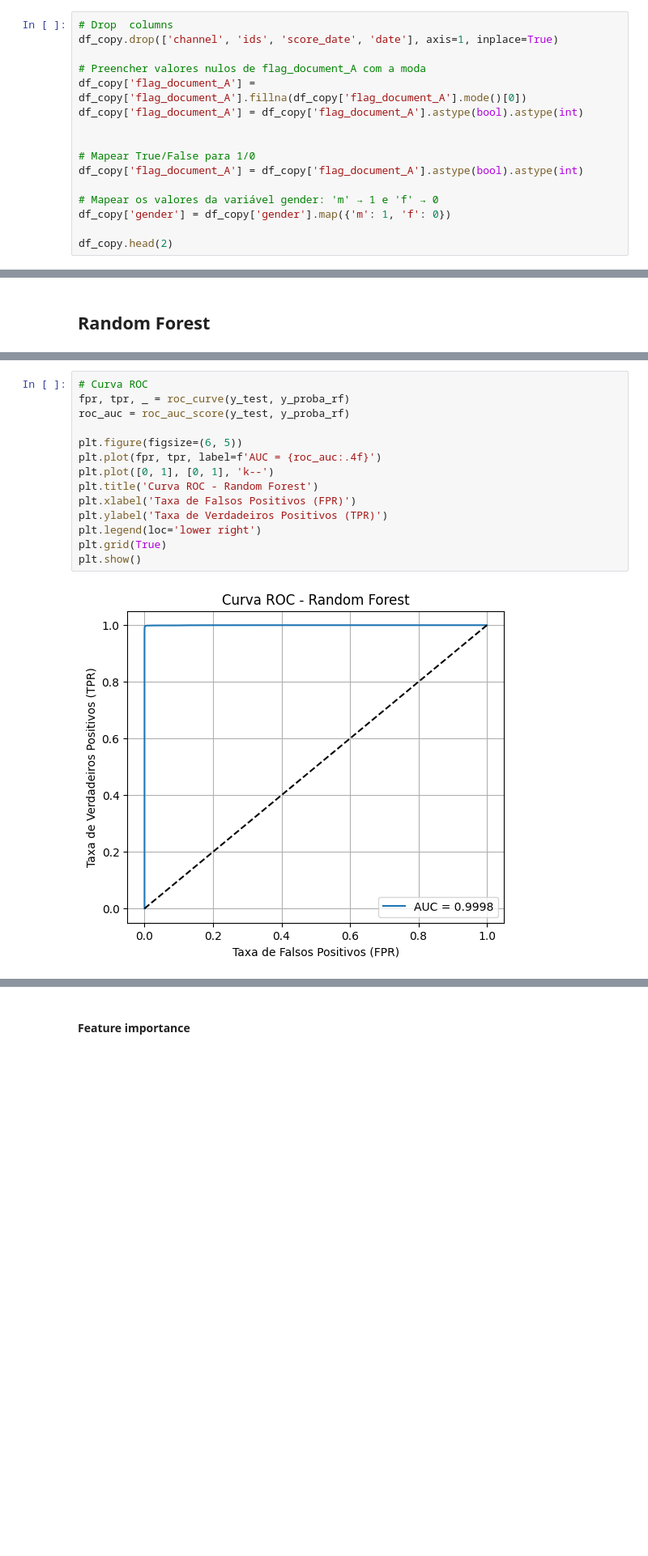
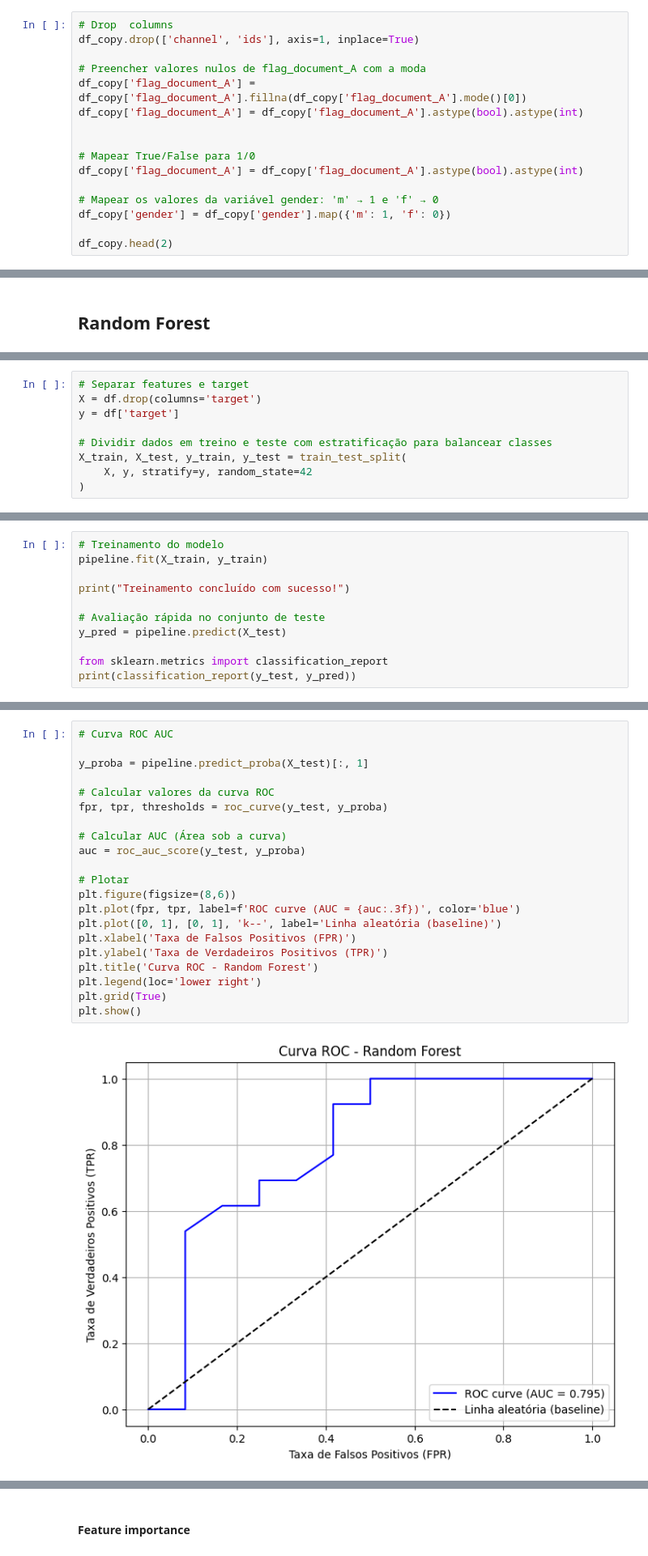
Before and after one commit to josieleferreira/credito_fintech, a Jupyter notebook: notebooks/Experimentos.ipynb, the cells around one changed output, grey strips where cells are left out. Shown at 81% size. Saved outputs shown, nothing was run; the diff lists cells and outputs as text; blank space fills up the shorter version.

```diff
--- a/notebooks/Experimentos.ipynb
+++ b/notebooks/Experimentos.ipynb
@@ -359,6 +338,6 @@ df_copy['days_diff'] = (df_copy['score_date'] - df_copy['date']).dt.days
 # %%
 # Drop  columns
-df_copy.drop(['channel', 'ids', 'score_date', 'date'], axis=1, inplace=True)
+df_copy.drop(['channel', 'ids'], axis=1, inplace=True)
 
 # Preencher valores nulos de flag_document_A com a moda
 df_copy['flag_document_A'] = df_copy['flag_document_A'].fillna(df_copy['flag_document_A'].mode()[0])
@@ -708,0 +738,9 @@ y_pred_rf = rf_model.predict(X_test)
+# %%
+# Separar features e target
+X = df.drop(columns='target')
+y = df['target']
+
+# Dividir dados em treino e teste com estratificação para balancear classes
+X_train, X_test, y_train, y_test = train_test_split(
+    X, y, stratify=y, random_state=42
+)
@@ -708,0 +763,11 @@ y_pred_rf = rf_model.predict(X_test)
+# %%
+# Treinamento do modelo
+pipeline.fit(X_train, y_train)
+
+print("Treinamento concluído com sucesso!")
+
+# Avaliação rápida no conjunto de teste
+y_pred = pipeline.predict(X_test)
+
+from sklearn.metrics import classification_report
+print(classification_report(y_test, y_pred))
@@ -709,17 +784,24 @@ y_pred_rf = rf_model.predict(X_test)
 # %%
-# Curva ROC
-fpr, tpr, _ = roc_curve(y_test, y_proba_rf)
-roc_auc = roc_auc_score(y_test, y_proba_rf)
+# Curva ROC AUC
 
-plt.figure(figsize=(6, 5))
-plt.plot(fpr, tpr, label=f'AUC = {roc_auc:.4f}')
-plt.plot([0, 1], [0, 1], 'k--')
-plt.title('Curva ROC - Random Forest')
+y_proba = pipeline.predict_proba(X_test)[:, 1]
+
+# Calcular valores da curva ROC
+fpr, tpr, thresholds = roc_curve(y_test, y_proba)
+
+# Calcular AUC (Área sob a curva)
+auc = roc_auc_score(y_test, y_proba)
+
+# Plotar
+plt.figure(figsize=(8,6))
+plt.plot(fpr, tpr, label=f'ROC curve (AUC = {auc:.3f})', color='blue')
+plt.plot([0, 1], [0, 1], 'k--', label='Linha aleatória (baseline)')
 plt.xlabel('Taxa de Falsos Positivos (FPR)')
 plt.ylabel('Taxa de Verdadeiros Positivos (TPR)')
+plt.title('Curva ROC - Random Forest')
 plt.legend(loc='lower right')
 plt.grid(True)
 plt.show()
 # %% [output]
-[figure, old version]
+[figure, new version]
 # %% [markdown]
```
Also changed, not shown: parts of 53 cells of this notebook, 1 other file.
